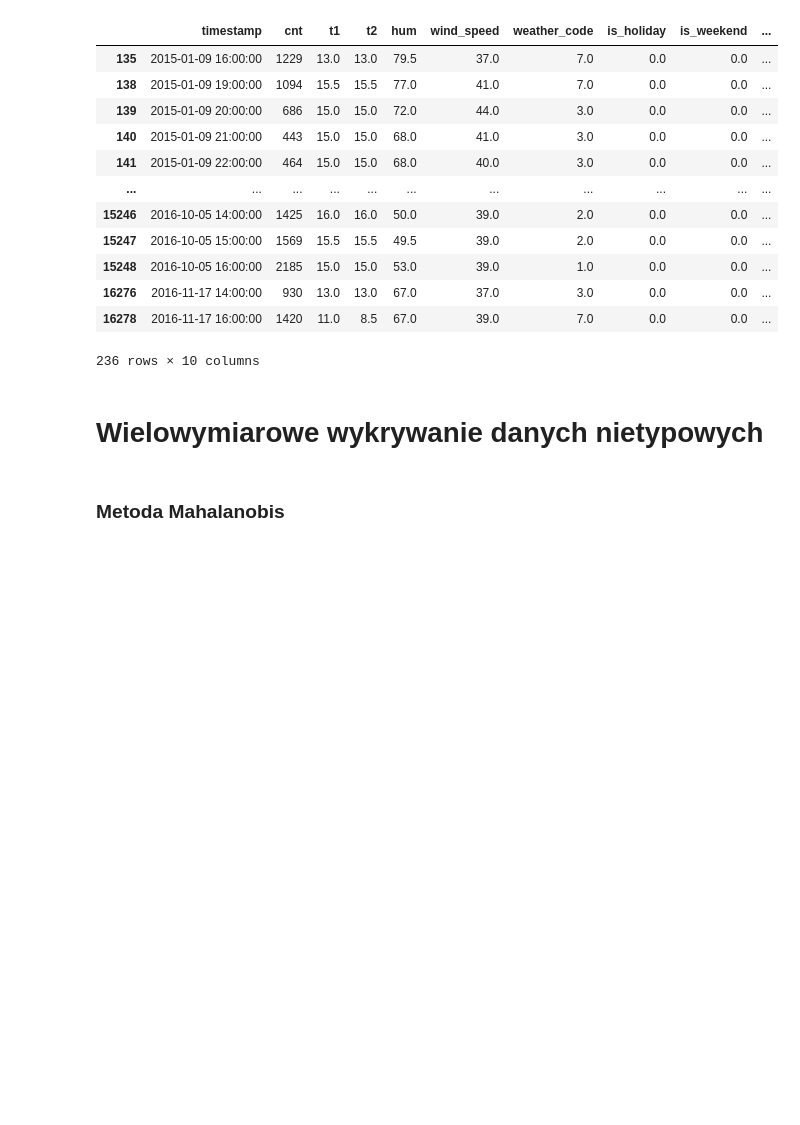
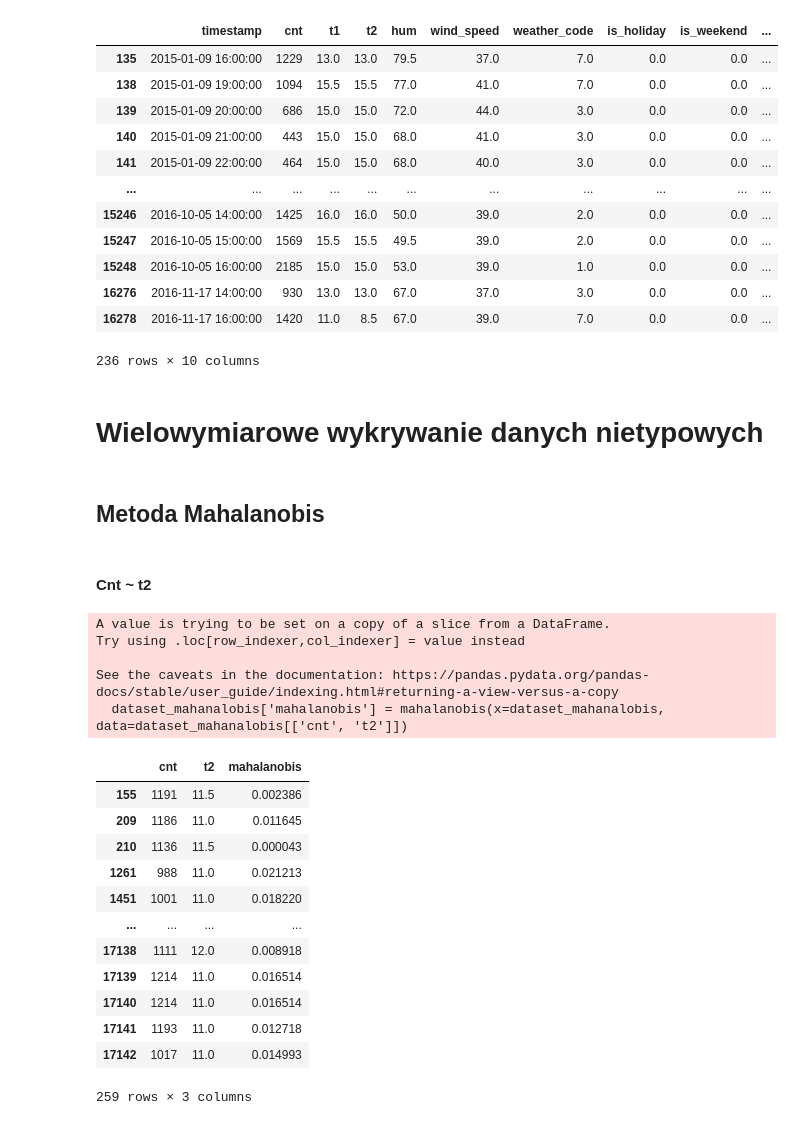
Before and after one commit to hubert-mazur/bike_sharing_data_exploration, a Jupyter notebook: project.ipynb, the cells around one changed output. Cells and saved outputs as stored; diff of their text form; code cells hidden in the pictures; blank space fills up the shorter version.

Commit message:
added calculating mahalanobis distance

```diff
--- a/project.ipynb
+++ b/project.ipynb
@@ -416,4 +418,4 @@ dataset.iloc[list(df.index[df['wind_speed'].notna() == True])]
 # %% [markdown]
 # Wielowymiarowe wykrywanie danych nietypowych
 # %% [markdown]
-### Metoda Mahalanobis
+## Metoda Mahalanobis
@@ -436,0 +422,41 @@ mahalanobis_cnt_temp = scipy.spatial.distance.mahalanobis(
+# %% [markdown]
+#### Cnt ~ t2
+# %%
+
+#create function to calculate Mahalanobis distance
+def mahalanobis(x=None, data=None, cov=None):
+    x_mu = x - np.mean(data)
+    if not cov:
+        cov = np.cov(data.values.T)
+    inv_covmat = np.linalg.inv(cov)
+    left = np.dot(x_mu, inv_covmat)
+    mahal = np.dot(left, x_mu.T)
+    return mahal.diagonal()
+# %%
+dataset_mahanalobis = dataset[['cnt', 't2']]
+
+#create new column in dataframe that contains Mahalanobis distance for each row
+dataset_mahanalobis['mahalanobis'] = mahalanobis(x=dataset_mahanalobis, data=dataset_mahanalobis[['cnt', 't2']])
+
+cutoff = scipy.stats.chi2.ppf(0.95, dataset_mahanalobis['mahalanobis'])
+
+dataset_mahanalobis[dataset_mahanalobis['mahalanobis'] > cutoff]
+# %% [output]
+A value is trying to be set on a copy of a slice from a DataFrame.
+Try using .loc[row_indexer,col_indexer] = value instead
+
+See the caveats in the documentation: https://pandas.pydata.org/pandas-docs/stable/user_guide/indexing.html#returning-a-view-versus-a-copy
+  dataset_mahanalobis['mahalanobis'] = mahalanobis(x=dataset_mahanalobis, data=dataset_mahanalobis[['cnt', 't2']])
+|  | cnt | t2 | mahalanobis |
+| 155 | 1191 | 11.5 | 0.002386 |
+| 209 | 1186 | 11.0 | 0.011645 |
+| 210 | 1136 | 11.5 | 0.000043 |
+| 1261 | 988 | 11.0 | 0.021213 |
+| 1451 | 1001 | 11.0 | 0.018220 |
+| ... | ... | ... | ... |
+| 17138 | 1111 | 12.0 | 0.008918 |
+| 17139 | 1214 | 11.0 | 0.016514 |
+| 17140 | 1214 | 11.0 | 0.016514 |
+| 17141 | 1193 | 11.0 | 0.012718 |
+| 17142 | 1017 | 11.0 | 0.014993 |
+259 rows × 3 columns
```
Also changed, not shown: parts of 6 cells of this notebook.
